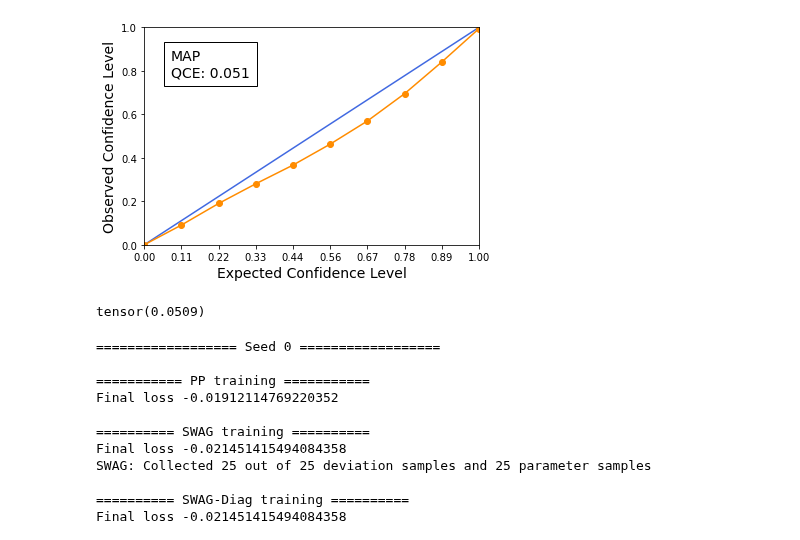
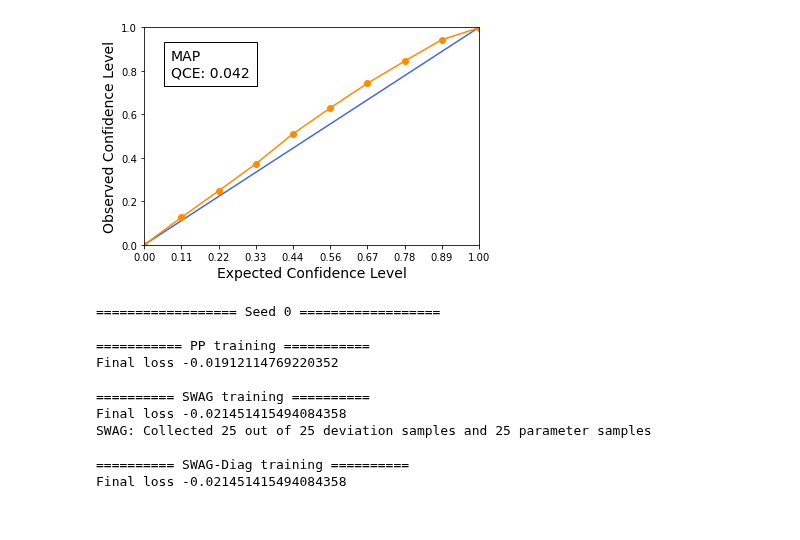
Before and after one commit to Feuermagier/VariationalBayesianDL, a Jupyter notebook: UCI.ipynb, the cells around one changed output. Saved outputs shown, nothing was run; the diff lists cells and outputs as text; code cells hidden in the pictures.

Commit message:
Increase dropout p for UCI

```diff
--- a/UCI.ipynb
+++ b/UCI.ipynb
@@ -22,24 +25,24 @@ torch.manual_seed(0)
 
 batch_size = 32
 dataset = UCIDatasets("power", "./data/", test_percentage=0.2, subsample=1)
-trainloader = torch.utils.data.DataLoader(dataset.gap_splits[0][0], batch_size, shuffle=False)
-testloader = torch.utils.data.DataLoader(dataset.gap_splits[0][1], batch_size, shuffle=False)
+trainloader = torch.utils.data.DataLoader(dataset.train_set, batch_size, shuffle=False)
+testloader = torch.utils.data.DataLoader(dataset.test_set, batch_size, shuffle=False)
 init_var = torch.tensor(0.1).to(device)
 def make_res(name, eval_fn, samples):
     return RegressionResults(testloader, name, eval_fn, samples, device, target_mean=1, target_std=1)
 
 layers = [
     ("fc", (dataset.in_dim, 50)),
-    ("dropout", (0.1,)),
+    ("dropout", (0.2,)),
     ("relu", ()),
     ("fc", (50, 1)),
     ("gauss", (init_var, True))
 ]
-swag = MAP(layers)
-swag.train_model(50, nll_loss, adam(0.01), trainloader, batch_size, device, report_every_epochs=5)
-swag_res = make_res("MAP", swag.infer, 1000)
-print(swag.model[-1].var)
+model = MAP(layers)
+model.train_model(20, nll_loss, adam(0.01), trainloader, batch_size, device, report_every_epochs=5)
+res = make_res("MAP", model.infer, 1000)
+#print(model.model[-1].var)
 
-plot_table("Power", [[swag_res]])
-plot_calibration("MAP", swag_res, plt.subplot())
+plot_table("Power", [[res]])
+plot_calibration("MAP", res, plt.subplot())
 # %% [output]
@@ -61,10 +65,4 @@ tensor(0.0687, grad_fn=<PowBackward0>)
-[figure, old version]
+[figure, new version]
-# %%
-from experiments.uci.results import UCIResults
-UCIResults("MCD", "power_gap_0", swag_res, 0).store("results.pyc")
-print(UCIResults.load("results.pyc").results.qce)
-# %% [output]
-tensor(0.0509)
 # %%
 def eval_on_uci(name, dataset_name, config):
     results = [[] for _ in range(6)]
```
Also changed, not shown: parts of 2 cells of this notebook, 7 other files.
